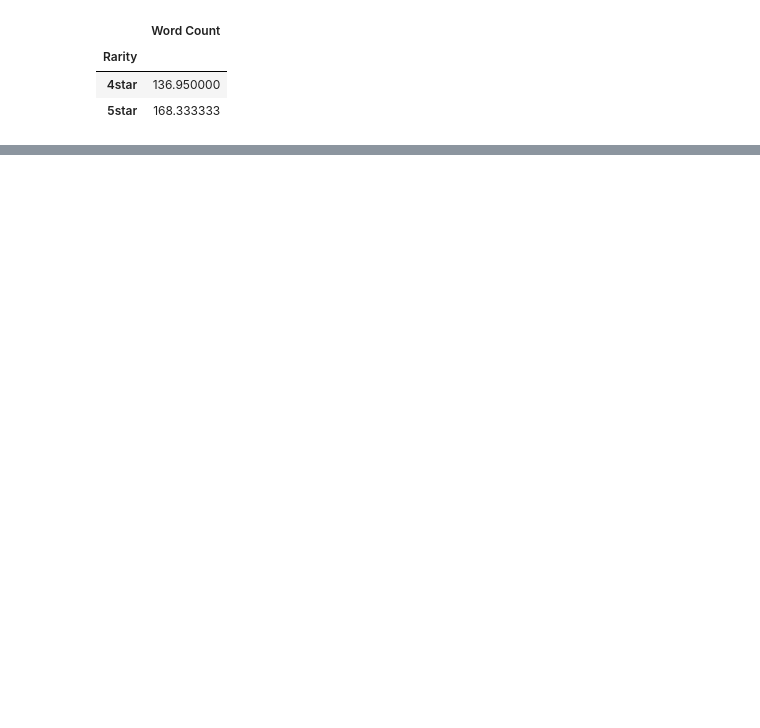
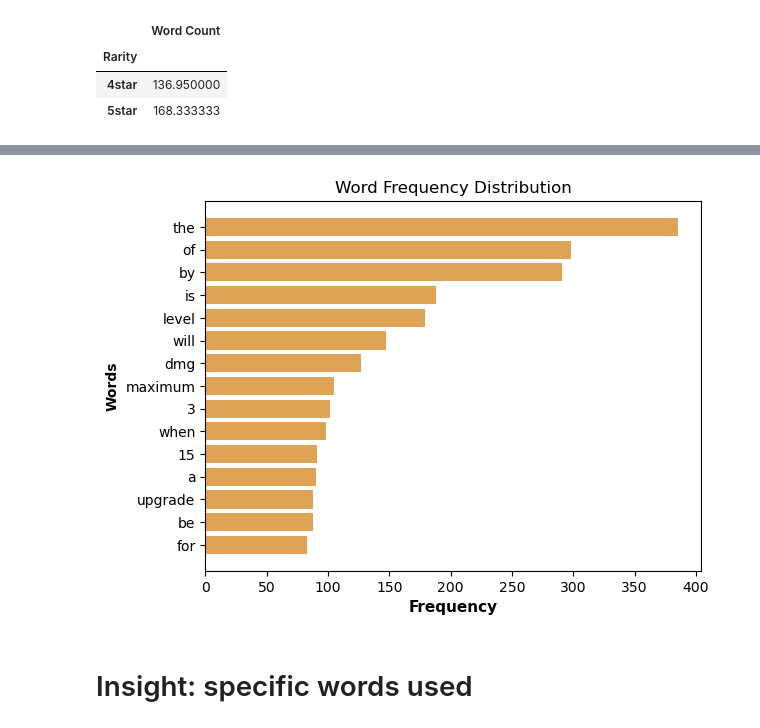
Before and after one commit to igntobias/BEE2041_Project, a Jupyter notebook: BEE_2041_Project_File_Function1_Fixing.ipynb, the cells around one changed output, grey strips where cells are left out. Saved outputs shown, nothing was run; the diff lists cells and outputs as text; code cells hidden in the pictures; blank space fills up the shorter version.

```diff
--- a/BEE_2041_Project_File_Function1_Fixing.ipynb
+++ b/BEE_2041_Project_File_Function1_Fixing.ipynb
@@ -653,0 +530,35 @@ testing4
+# %%
+#Aggregating all 5 stars into one paragraph.
+Legendary_cons_all = ' '.join(df_Legendary_2['Constellation Description'])
+
+#Cleaning the paragraph
+testing1 = Legendary_cons_all.replace(".", "").replace('(', "").replace(')', "")
+#testing1
+
+#Splitting paragraphs by word
+testing2 = testing1.lower().split()
+#testing2
+
+#Making a word count and distribution
+testing3 = Counter(testing2).most_common(15)        #Note: Choose the top frequencies as desired
+#testing3
+
+#Converting into usable DataFrame
+testing4 = pd.DataFrame(testing3, columns=['Word', 'Frequency'])
+testing4 = testing4[::-1]
+#testing4[4:10]
+
+#Plotting into bar chart
+plt.barh(testing4['Word'], testing4['Frequency'], color = "#dca454")
+
+plt.xlabel('Frequency', fontsize = 11, fontweight = 'bold')
+plt.ylabel('Words', fontsize = 10, fontweight = 'bold')
+
+plt.title('Word Frequency Distribution')
+plt.xticks(rotation=0, fontsize = 10)
+
+plt.show()
+# %% [output]
+[figure, added]
+# %% [markdown]
+# Insight: specific words used
```
Also changed, not shown: parts of 50 cells of this notebook.
